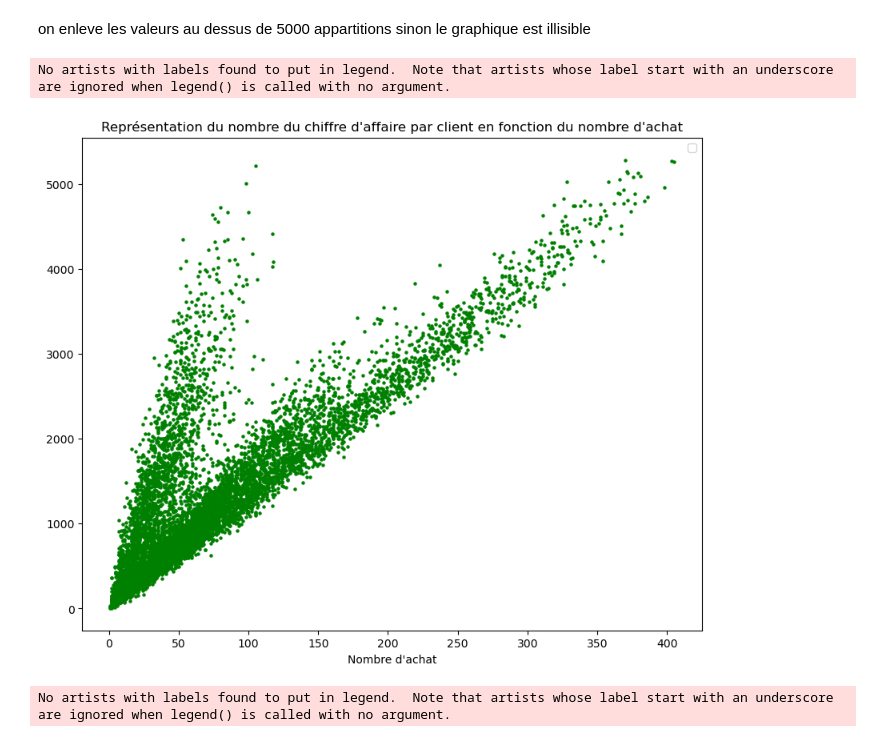
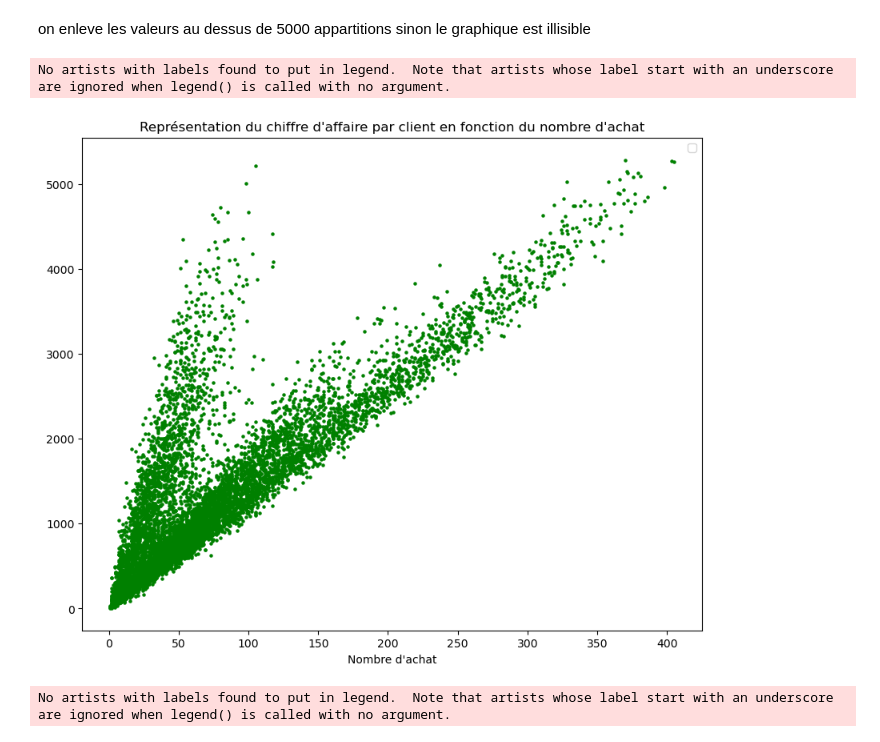
Before and after one commit to kikduck/DA-P6, a Jupyter notebook: notebook-p6.ipynb, the cells around one changed output. Cells and saved outputs as stored; diff of their text form; code cells hidden in the pictures.

```diff
--- a/notebook-p6.ipynb
+++ b/notebook-p6.ipynb
@@ -68,0 +157,4 @@ df_final.tail()
+# %%
+bins = [10, 20, 30, 40, 50, 60, 70, 80, 90, float('inf')]
+labels_age = ['10-20', '20-30', '30-40', '40-50', '50-60', '60-70', '70-80', '80-90', '90+']
+df_final['age'] = pd.cut(2023 - df_final['birth'], bins=bins, labels=labels_age, right=False) # False : borne supérieure de chaque intervalle est exclusive
@@ -133,13 +242,13 @@ on enleve les valeurs au dessus de 5000 appartitions sinon le graphique est illi
 # %%
 plt.figure(figsize=(10, 8))
 plt.scatter(df_CA_rec_client['Nombre_Apparitions'].loc[df_CA_rec_client['Nombre_Apparitions'] < 5000], df_CA_rec_client['Total_Price'].loc[df_CA_rec_client['Nombre_Apparitions'] < 5000], marker="o", color = 'green', s= 5)
 plt.xlabel('Nombre d\'achat')
-plt.title('Représentation du nombre du chiffre d\'affaire par client en fonction du nombre d\'achat')
+plt.title('Représentation du chiffre d\'affaire par client en fonction du nombre d\'achat')
 plt.legend()
 plt.show()
 # %% [output]
 No artists with labels found to put in legend.  Note that artists whose label start with an underscore are ignored when legend() is called with no argument.
-[figure, old version]
+[figure, new version]
 # %%
 plt.figure(figsize=(6, 12))
 plt.boxplot(df_CA_rec_client['Nombre_Apparitions'].loc[df_CA_rec_client['Nombre_Apparitions'] < 5000])
```
Also changed, not shown: parts of 26 cells of this notebook.
